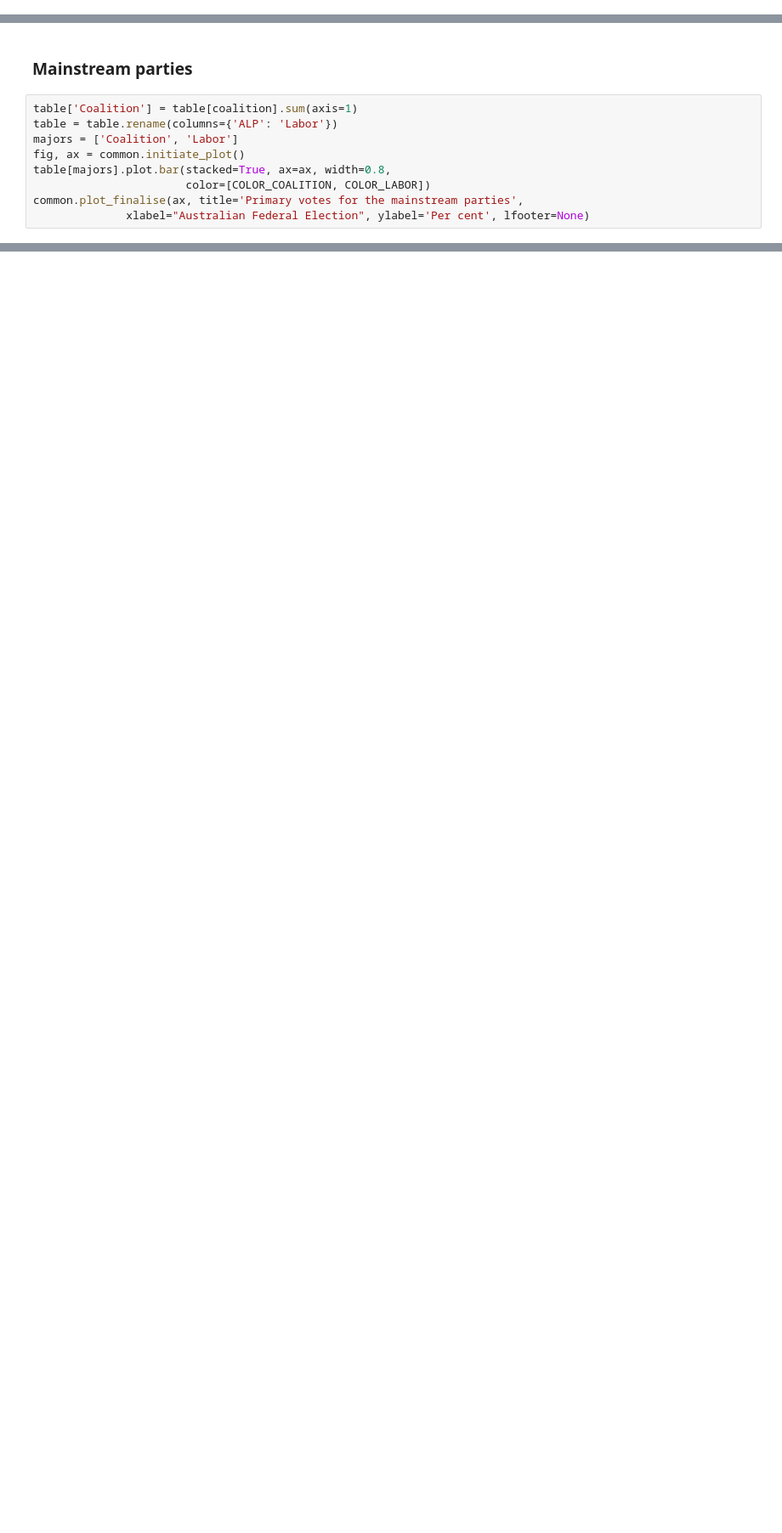
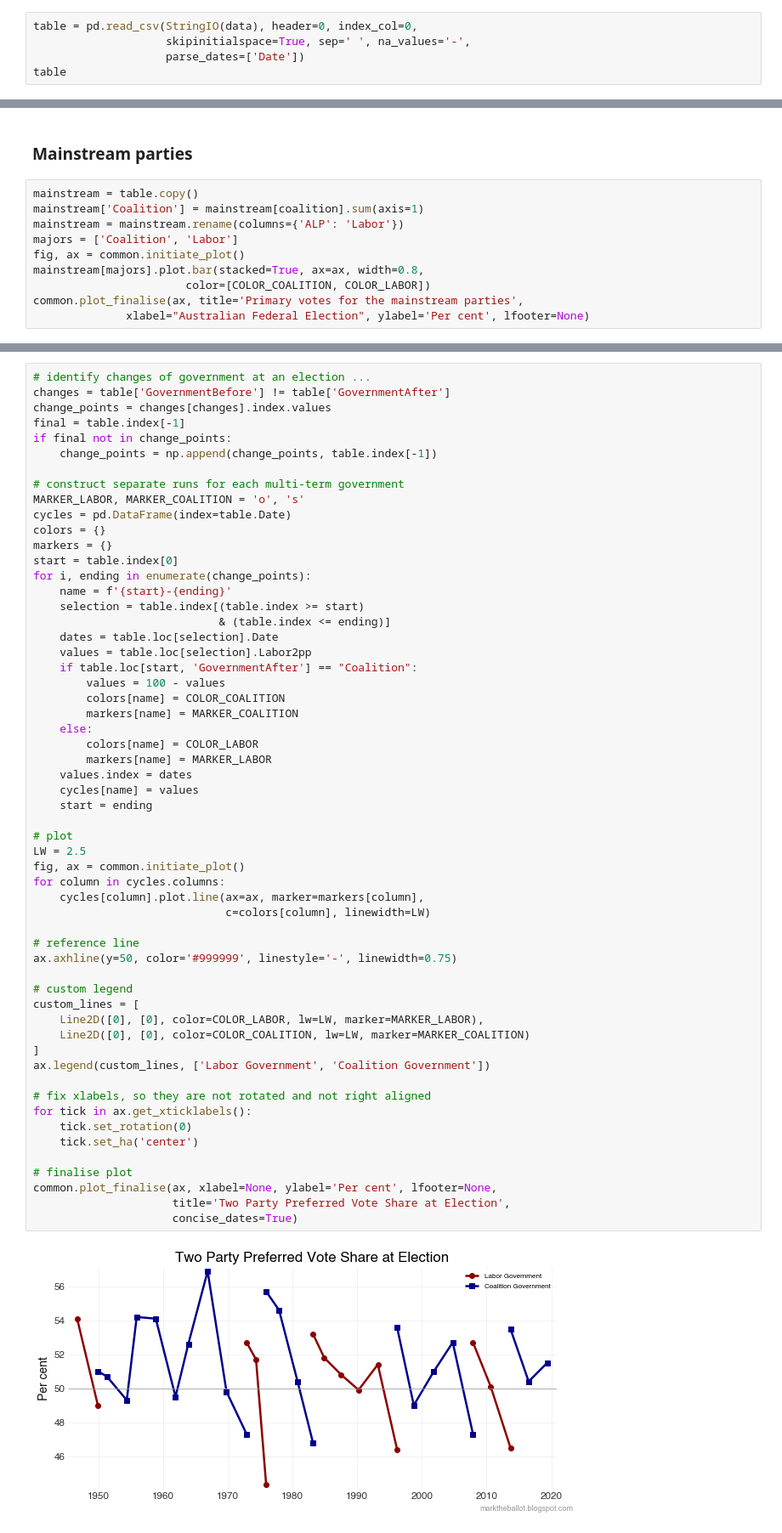
Before and after one commit to bpalmer4/Australian-Federal-Election-2022, a Jupyter notebook: notebooks/Voting History.ipynb, the cells around one changed output, grey strips where cells are left out. Shown at 85% size. Saved outputs shown, nothing was run; the diff lists cells and outputs as text; blank space fills up the shorter version.

```diff
--- a/notebooks/Voting History.ipynb
+++ b/notebooks/Voting History.ipynb
@@ -73,0 +62,5 @@ table.tail().pipe(lambda x: x.assign(Total = x.sum(axis=1)))
+# %%
+table = pd.read_csv(StringIO(data), header=0, index_col=0,
+                    skipinitialspace=True, sep=' ', na_values='-',
+                    parse_dates=['Date'])
+table
@@ -88,11 +110,12 @@ common.plot_finalise(ax, title='Primary votes for other parties and independents
 # %% [markdown]
 ### Mainstream parties
 # %%
-table['Coalition'] = table[coalition].sum(axis=1)
-table = table.rename(columns={'ALP': 'Labor'})
+mainstream = table.copy()
+mainstream['Coalition'] = mainstream[coalition].sum(axis=1)
+mainstream = mainstream.rename(columns={'ALP': 'Labor'})
 majors = ['Coalition', 'Labor']
 fig, ax = common.initiate_plot()
-table[majors].plot.bar(stacked=True, ax=ax, width=0.8,
+mainstream[majors].plot.bar(stacked=True, ax=ax, width=0.8,
                        color=[COLOR_COALITION, COLOR_LABOR])
 common.plot_finalise(ax, title='Primary votes for the mainstream parties',
               xlabel="Australian Federal Election", ylabel='Per cent', lfooter=None)
@@ -100,0 +126,59 @@ common.plot_finalise(ax, title='Primary votes for the mainstream parties',
+# %%
+# identify changes of government at an election ...
+changes = table['GovernmentBefore'] != table['GovernmentAfter']
+change_points = changes[changes].index.values
+final = table.index[-1]
+if final not in change_points:
+    change_points = np.append(change_points, table.index[-1])
+
+# construct separate runs for each multi-term government
+MARKER_LABOR, MARKER_COALITION = 'o', 's'
+cycles = pd.DataFrame(index=table.Date)
+colors = {}
+markers = {}
+start = table.index[0]
+for i, ending in enumerate(change_points):
+    name = f'{start}-{ending}'
+    selection = table.index[(table.index >= start)
+                            & (table.index <= ending)]
+    dates = table.loc[selection].Date
+    values = table.loc[selection].Labor2pp
+    if table.loc[start, 'GovernmentAfter'] == "Coalition":
+        values = 100 - values
+        colors[name] = COLOR_COALITION
+        markers[name] = MARKER_COALITION
+    else:
+        colors[name] = COLOR_LABOR
+        markers[name] = MARKER_LABOR
+    values.index = dates
+    cycles[name] = values
+    start = ending
+
+# plot
+LW = 2.5
+fig, ax = common.initiate_plot()
+for column in cycles.columns:
+    cycles[column].plot.line(ax=ax, marker=markers[column],
+                             c=colors[column], linewidth=LW)
+
+# reference line
+ax.axhline(y=50, color='#999999', linestyle='-', linewidth=0.75)
+
+# custom legend
+custom_lines = [
+    Line2D([0], [0], color=COLOR_LABOR, lw=LW, marker=MARKER_LABOR),
+    Line2D([0], [0], color=COLOR_COALITION, lw=LW, marker=MARKER_COALITION)
+]
+ax.legend(custom_lines, ['Labor Government', 'Coalition Government'])
+
+# fix xlabels, so they are not rotated and not right aligned
+for tick in ax.get_xticklabels():
+    tick.set_rotation(0)
+    tick.set_ha('center')
+
+# finalise plot
+common.plot_finalise(ax, xlabel=None, ylabel='Per cent', lfooter=None,
+                     title='Two Party Preferred Vote Share at Election',
+                     concise_dates=True)
+# %% [output]
+[figure, added]
```
Also changed, not shown: parts of 14 cells of this notebook, 3 other files.
